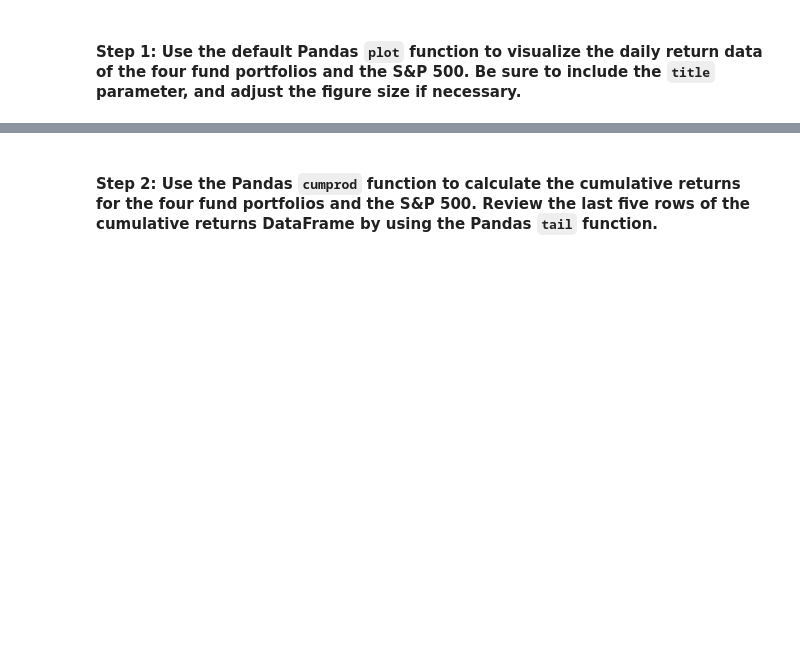
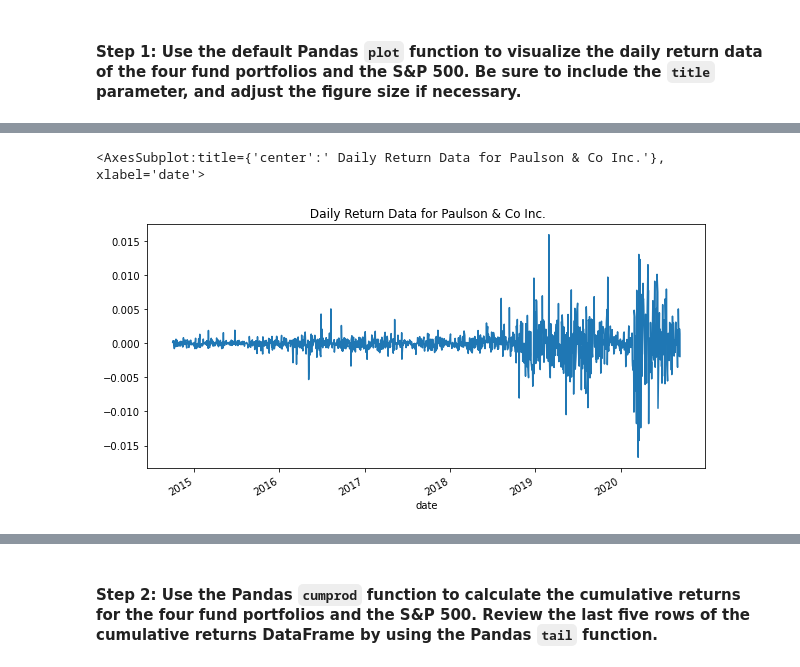
Before and after one commit to Abhishikaf/Risk_Return_Analysis, a Jupyter notebook: risk_return_analysis.ipynb, the cells around one changed output, grey strips where cells are left out. Drawn from its saved outputs; the diff is of its cells as text; code cells hidden in the pictures; blank space fills up the shorter version.

```diff
--- a/risk_return_analysis.ipynb
+++ b/risk_return_analysis.ipynb
@@ -160,0 +163,6 @@ whale_daily_returns.plot(figsize = (25, 10), title = " Daily Rturn Data fro the
+# %%
+# Daily Return plot for Paulson & Co Inc.
+whale_daily_returns["PAULSON & CO.INC."].plot(figsize = (10,5), title = " Daily Return Data for Paulson & Co Inc.")
+# %% [output]
+<AxesSubplot:title={'center':' Daily Return Data for Paulson & Co Inc.'}, xlabel='date'>
+[figure, added]
```
Also changed, not shown: parts of 6 cells of this notebook, 12 other files.
